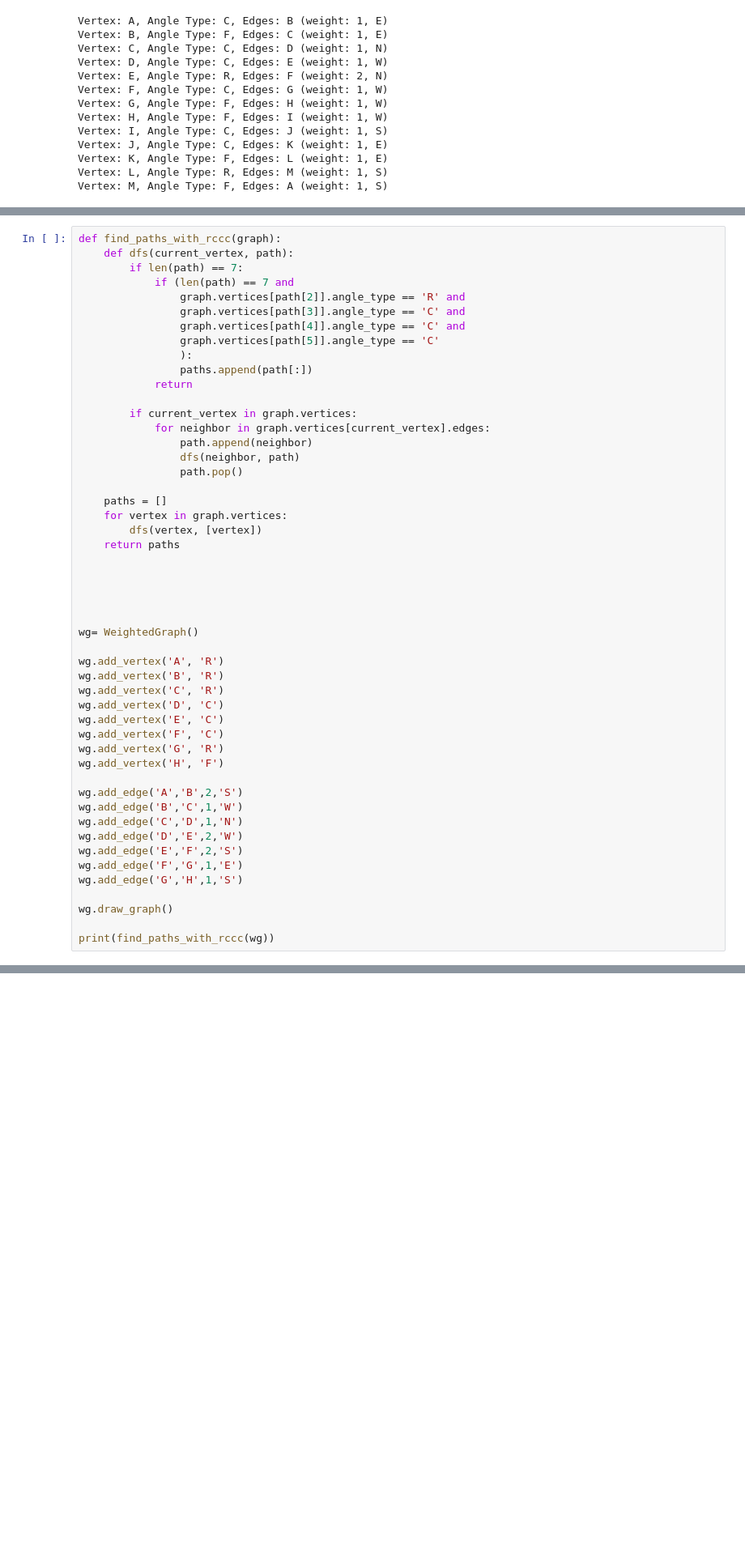
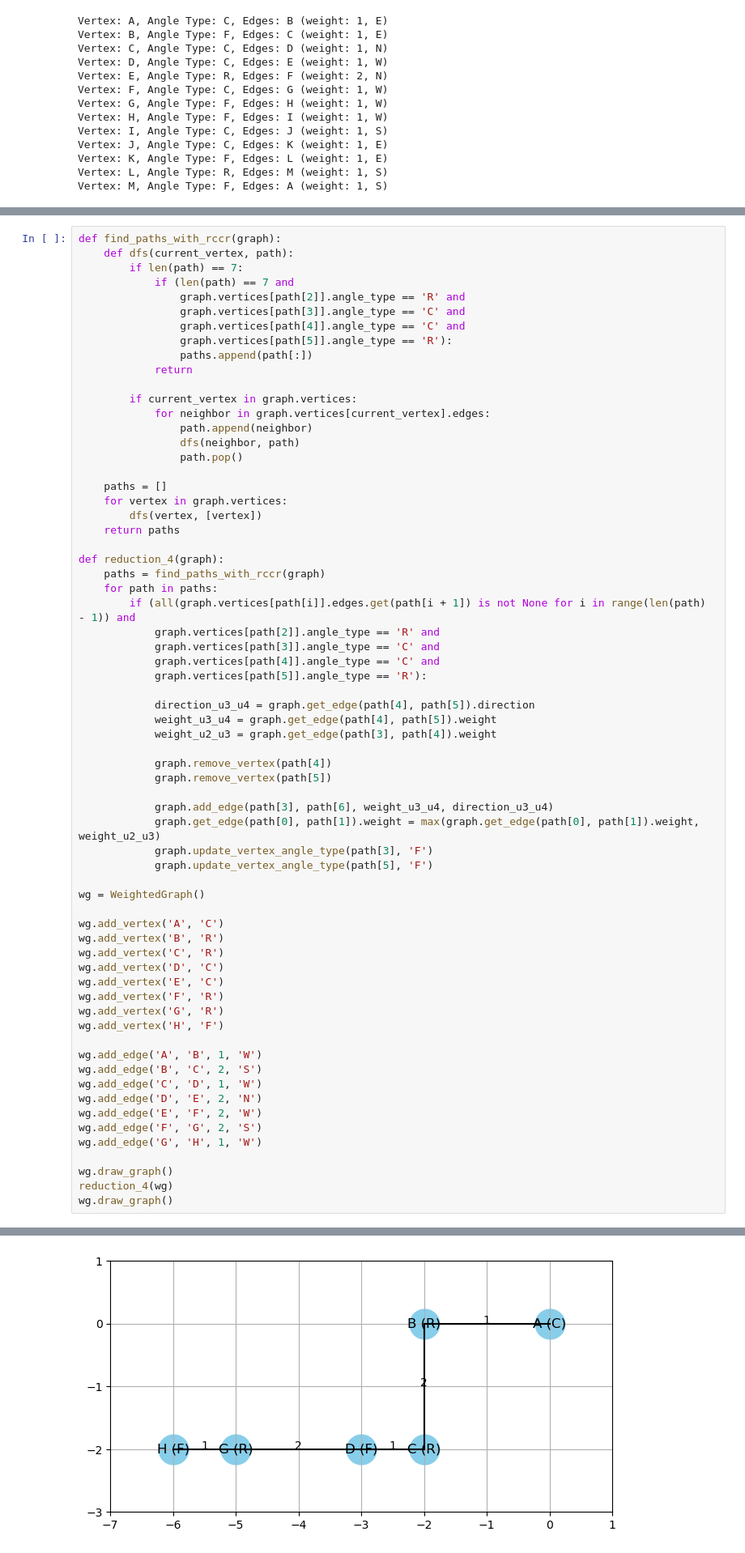
Before and after one commit to KislayTandon22/Graph-Orthogonal-Visualization, a Jupyter notebook: Graph Visualizer/drawing.ipynb, the cells around one changed output, grey strips where cells are left out. Shown: that part at 81% size. Saved outputs shown, nothing was run; the diff lists cells and outputs as text; blank space fills up the shorter version.

```diff
--- a/Graph Visualizer/drawing.ipynb
+++ b/Graph Visualizer/drawing.ipynb
@@ -797,13 +871,12 @@ Vertex: M, Angle Type: F, Edges: A (weight: 1, S)
 # %%
-def find_paths_with_rccc(graph):
+def find_paths_with_rccr(graph):
     def dfs(current_vertex, path):
         if len(path) == 7:
             if (len(path) == 7 and
                 graph.vertices[path[2]].angle_type == 'R' and
                 graph.vertices[path[3]].angle_type == 'C' and
                 graph.vertices[path[4]].angle_type == 'C' and
-                graph.vertices[path[5]].angle_type == 'C'
-                ):
+                graph.vertices[path[5]].angle_type == 'R'):
                 paths.append(path[:])
             return
 
@@ -818,30 +891,47 @@ def find_paths_with_rccc(graph):
         dfs(vertex, [vertex])
     return paths
 
+def reduction_4(graph):
+    paths = find_paths_with_rccr(graph)
+    for path in paths:
+        if (all(graph.vertices[path[i]].edges.get(path[i + 1]) is not None for i in range(len(path) - 1)) and
+            graph.vertices[path[2]].angle_type == 'R' and
+            graph.vertices[path[3]].angle_type == 'C' and
+            graph.vertices[path[4]].angle_type == 'C' and
+            graph.vertices[path[5]].angle_type == 'R'):
 
+            direction_u3_u4 = graph.get_edge(path[4], path[5]).direction
+            weight_u3_u4 = graph.get_edge(path[4], path[5]).weight
+            weight_u2_u3 = graph.get_edge(path[3], path[4]).weight
 
+            graph.remove_vertex(path[4])
+            graph.remove_vertex(path[5])
 
+            graph.add_edge(path[3], path[6], weight_u3_u4, direction_u3_u4)
+            graph.get_edge(path[0], path[1]).weight = max(graph.get_edge(path[0], path[1]).weight, weight_u2_u3)
+            graph.update_vertex_angle_type(path[3], 'F')
+            graph.update_vertex_angle_type(path[5], 'F')
 
-wg= WeightedGraph()
+wg = WeightedGraph()
 
-wg.add_vertex('A', 'R')
+wg.add_vertex('A', 'C')
 wg.add_vertex('B', 'R')
 wg.add_vertex('C', 'R')
 wg.add_vertex('D', 'C')
 wg.add_vertex('E', 'C')
-wg.add_vertex('F', 'C')
+wg.add_vertex('F', 'R')
 wg.add_vertex('G', 'R')
 wg.add_vertex('H', 'F')
 
-wg.add_edge('A','B',2,'S')
-wg.add_edge('B','C',1,'W')
-wg.add_edge('C','D',1,'N')
-wg.add_edge('D','E',2,'W')
-wg.add_edge('E','F',2,'S')
-wg.add_edge('F','G',1,'E')
-wg.add_edge('G','H',1,'S')
+wg.add_edge('A', 'B', 1, 'W')
+wg.add_edge('B', 'C', 2, 'S')
+wg.add_edge('C', 'D', 1, 'W')
+wg.add_edge('D', 'E', 2, 'N')
+wg.add_edge('E', 'F', 2, 'W')
+wg.add_edge('F', 'G', 2, 'S')
+wg.add_edge('G', 'H', 1, 'W')
 
 wg.draw_graph()
-
-print(find_paths_with_rccc(wg))
+reduction_4(wg)
+wg.draw_graph()
 # %% [output]
@@ -849,0 +939 @@ print(find_paths_with_rccc(wg))
+[figure, added]
```
Also changed, not shown: parts of 5 cells of this notebook.
